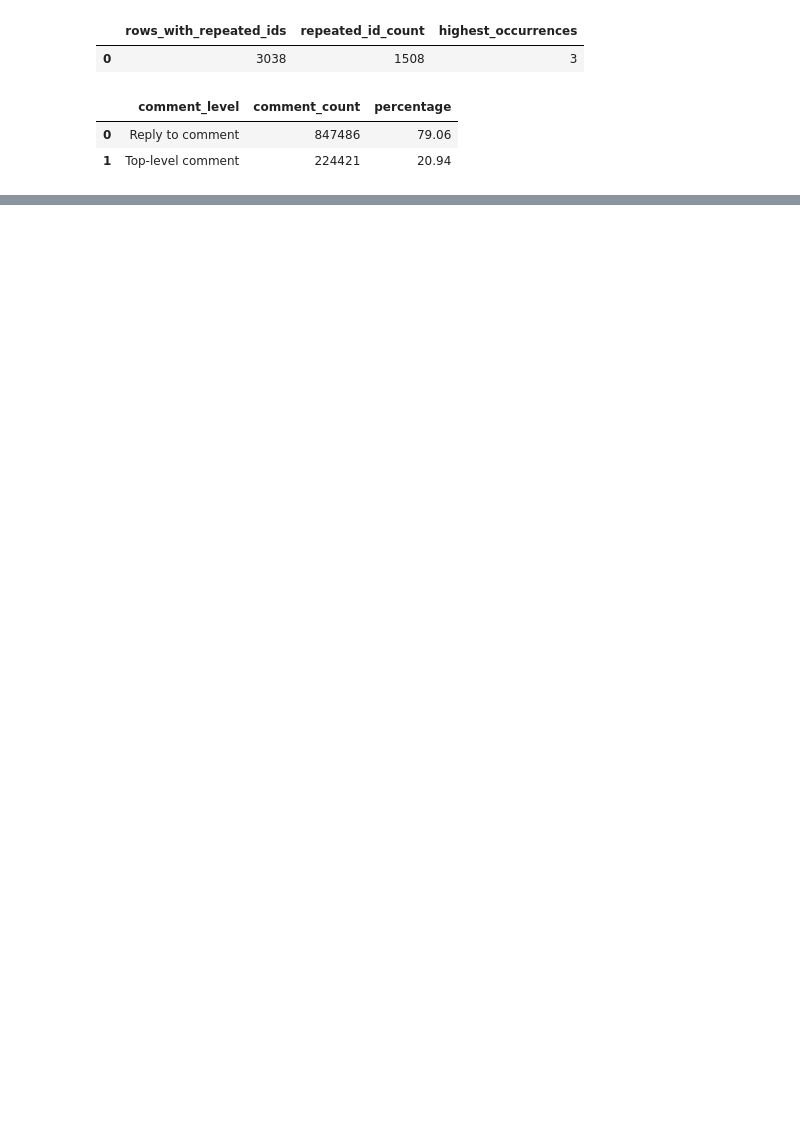
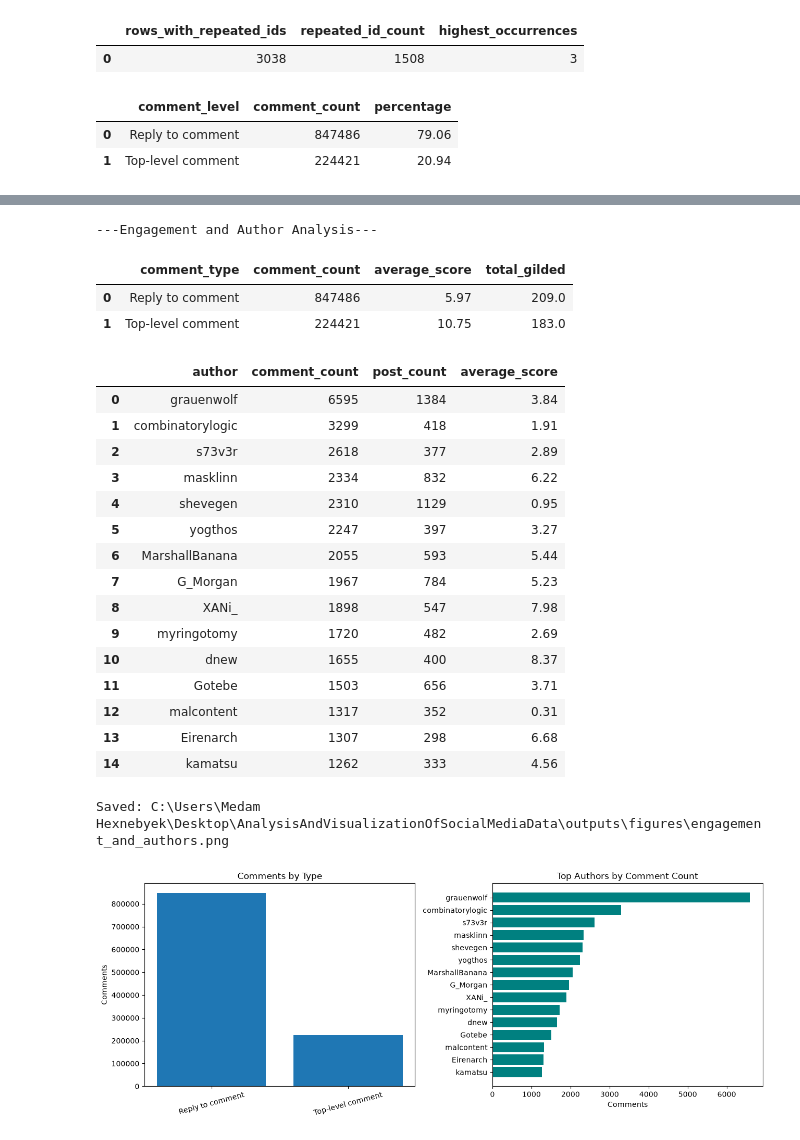
Before and after one commit to sah-rohit/AnalysisAndVisualizationOfSocialMediaData, a Jupyter notebook: main.ipynb, the cells around one changed output, grey strips where cells are left out. Drawn from its saved outputs; the diff is of its cells as text; code cells hidden in the pictures; blank space fills up the shorter version.

```diff
--- a/main.ipynb
+++ b/main.ipynb
@@ -369,0 +506,67 @@ File exists: True
+# %%
+print(f"---Engagement and Author Analysis---")
+engagement_query = f"""
+    SELECT
+        CASE
+            WHEN starts_with(parent_id, 't1_') THEN 'Reply to comment'
+            WHEN starts_with(parent_id, 't3_') THEN 'Top-level comment'
+            ELSE 'Other'
+        END AS comment_type,
+        COUNT(*) AS comment_count,
+        ROUND(AVG(TRY_CAST(score AS DOUBLE)), 2) AS average_score,
+        SUM(COALESCE(TRY_CAST(gilded AS DOUBLE), 0)) AS total_gilded
+    FROM read_csv('{FILE_PATH}')
+    GROUP BY 1
+    ORDER BY comment_count DESC
+"""
+engagement_df = duckdb.sql(engagement_query).df()
+display(engagement_df)
+author_query = f"""
+    SELECT author, COUNT(*) AS comment_count,
+           COUNT(DISTINCT link_id) AS post_count,
+           ROUND(AVG(TRY_CAST(score AS DOUBLE)), 2) AS average_score
+    FROM read_csv('{FILE_PATH}')
+    WHERE author IS NOT NULL AND author != '[deleted]'
+    GROUP BY author
+    ORDER BY comment_count DESC
+    LIMIT 15
+"""
+author_df = duckdb.sql(author_query).df()
+display(author_df)
+fig, axes = plt.subplots(1, 2, figsize=(13, 5))
+axes[0].bar(engagement_df['comment_type'], engagement_df['comment_count'])
+axes[0].set_title('Comments by Type')
+axes[0].set_ylabel('Comments')
+axes[0].tick_params(axis='x', rotation=15)
+author_plot = author_df.sort_values('comment_count')
+axes[1].barh(author_plot['author'], author_plot['comment_count'], color='teal')
+axes[1].set_title('Top Authors by Comment Count')
+axes[1].set_xlabel('Comments')
+plt.tight_layout()
+engagement_path = OUTPUT_DIR / 'engagement_and_authors.png'
+fig.savefig(engagement_path, dpi=300, bbox_inches='tight')
+print('Saved:', engagement_path)
+plt.show()
+# %% [output]
+---Engagement and Author Analysis---
+|  | comment_type | comment_count | average_score | total_gilded |
+| 0 | Reply to comment | 847486 | 5.97 | 209.0 |
+| 1 | Top-level comment | 224421 | 10.75 | 183.0 |
+|  | author | comment_count | post_count | average_score |
+| 0 | grauenwolf | 6595 | 1384 | 3.84 |
+| 1 | combinatorylogic | 3299 | 418 | 1.91 |
+| 2 | s73v3r | 2618 | 377 | 2.89 |
+| 3 | masklinn | 2334 | 832 | 6.22 |
+| 4 | shevegen | 2310 | 1129 | 0.95 |
+| 5 | yogthos | 2247 | 397 | 3.27 |
+| 6 | MarshallBanana | 2055 | 593 | 5.44 |
+| 7 | G_Morgan | 1967 | 784 | 5.23 |
+| 8 | XANi_ | 1898 | 547 | 7.98 |
+| 9 | myringotomy | 1720 | 482 | 2.69 |
+| 10 | dnew | 1655 | 400 | 8.37 |
+| 11 | Gotebe | 1503 | 656 | 3.71 |
+| 12 | malcontent | 1317 | 352 | 0.31 |
+| 13 | Eirenarch | 1307 | 298 | 6.68 |
+| 14 | kamatsu | 1262 | 333 | 4.56 |
+Saved: C:\Users\Medam Hexnebyek\Desktop\AnalysisAndVisualizationOfSocialMediaData\outputs\figures\engagement_and_authors.png
+[figure, added]
```
Also changed, not shown: parts of 13 cells of this notebook, 11 other files.
